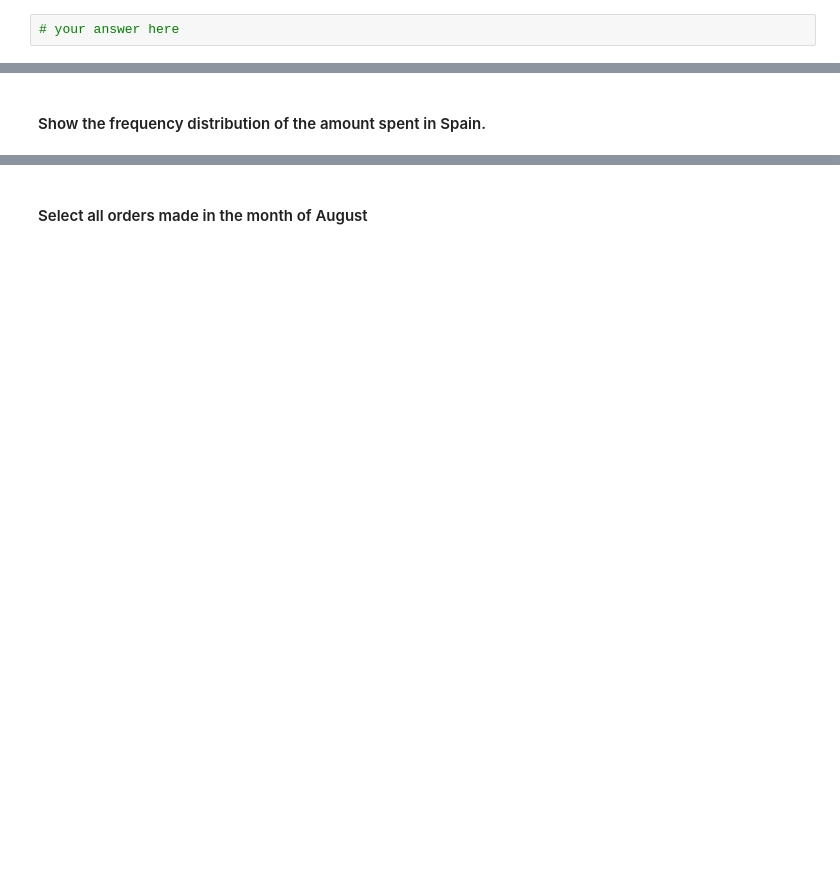
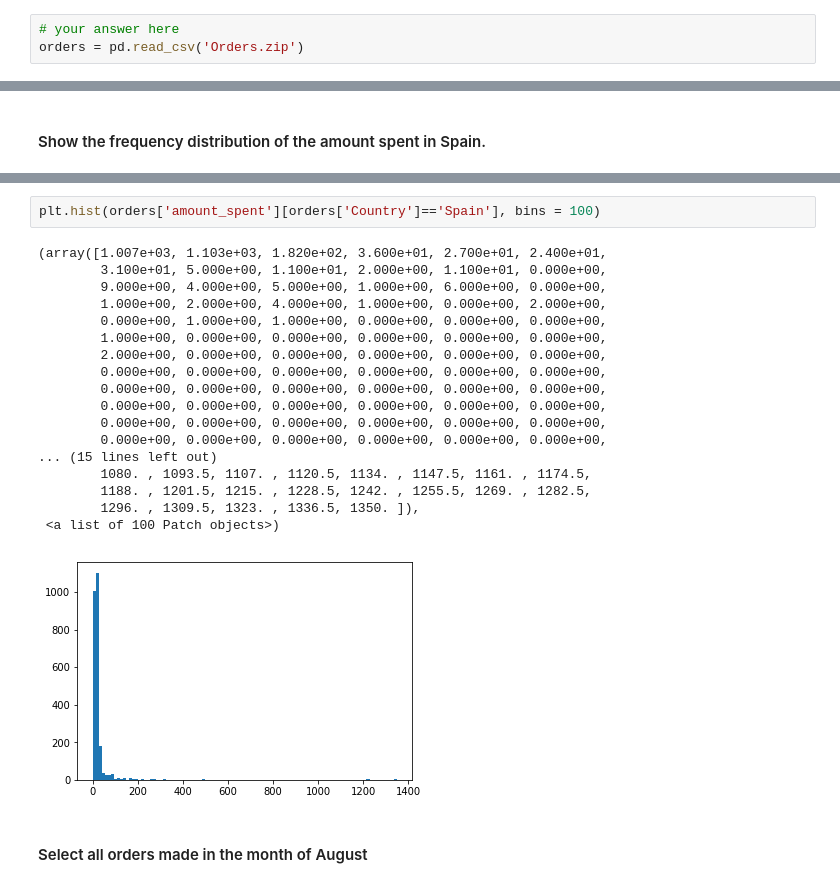
Before and after one commit to Pebels17/data-labs, a Jupyter notebook: module-2/lab-subsetting-and-descriptive-stats/your-code/main.ipynb, the cells around one changed output, grey strips where cells are left out. Drawn from its saved outputs; the diff is of its cells as text; blank space fills up the shorter version.

```diff
--- a/module-2/lab-subsetting-and-descriptive-stats/your-code/main.ipynb
+++ b/module-2/lab-subsetting-and-descriptive-stats/your-code/main.ipynb
@@ -304,6 +358,7 @@ TypeError: cannot perform reduce with flexible type
 #### Open the Orders.csv dataset. Name your dataset orders
 # %%
 # your answer here
+orders = pd.read_csv('Orders.zip')
 # %% [markdown]
 #### Explore your dataset by looking at the data types and the summary statistics. Comment your results
 # %%
@@ -357,3 +531,24 @@ TypeError: cannot perform reduce with flexible type
+# %%
+plt.hist(orders['amount_spent'][orders['Country']=='Spain'], bins = 100)
+# %% [output]
+(array([1.007e+03, 1.103e+03, 1.820e+02, 3.600e+01, 2.700e+01, 2.400e+01,
+        3.100e+01, 5.000e+00, 1.100e+01, 2.000e+00, 1.100e+01, 0.000e+00,
+        9.000e+00, 4.000e+00, 5.000e+00, 1.000e+00, 6.000e+00, 0.000e+00,
+        1.000e+00, 2.000e+00, 4.000e+00, 1.000e+00, 0.000e+00, 2.000e+00,
+        0.000e+00, 1.000e+00, 1.000e+00, 0.000e+00, 0.000e+00, 0.000e+00,
+        1.000e+00, 0.000e+00, 0.000e+00, 0.000e+00, 0.000e+00, 0.000e+00,
+        2.000e+00, 0.000e+00, 0.000e+00, 0.000e+00, 0.000e+00, 0.000e+00,
+        0.000e+00, 0.000e+00, 0.000e+00, 0.000e+00, 0.000e+00, 0.000e+00,
+        0.000e+00, 0.000e+00, 0.000e+00, 0.000e+00, 0.000e+00, 0.000e+00,
+        0.000e+00, 0.000e+00, 0.000e+00, 0.000e+00, 0.000e+00, 0.000e+00,
+        0.000e+00, 0.000e+00, 0.000e+00, 0.000e+00, 0.000e+00, 0.000e+00,
+        0.000e+00, 0.000e+00, 0.000e+00, 0.000e+00, 0.000e+00, 0.000e+00,
+... (15 lines left out)
+        1080. , 1093.5, 1107. , 1120.5, 1134. , 1147.5, 1161. , 1174.5,
+        1188. , 1201.5, 1215. , 1228.5, 1242. , 1255.5, 1269. , 1282.5,
+        1296. , 1309.5, 1323. , 1336.5, 1350. ]),
+ <a list of 100 Patch objects>)
+[figure, added]
 # %% [markdown]
 #### Select all orders made in the month of August
 # %%
```
Also changed, not shown: parts of 30 cells of this notebook.
